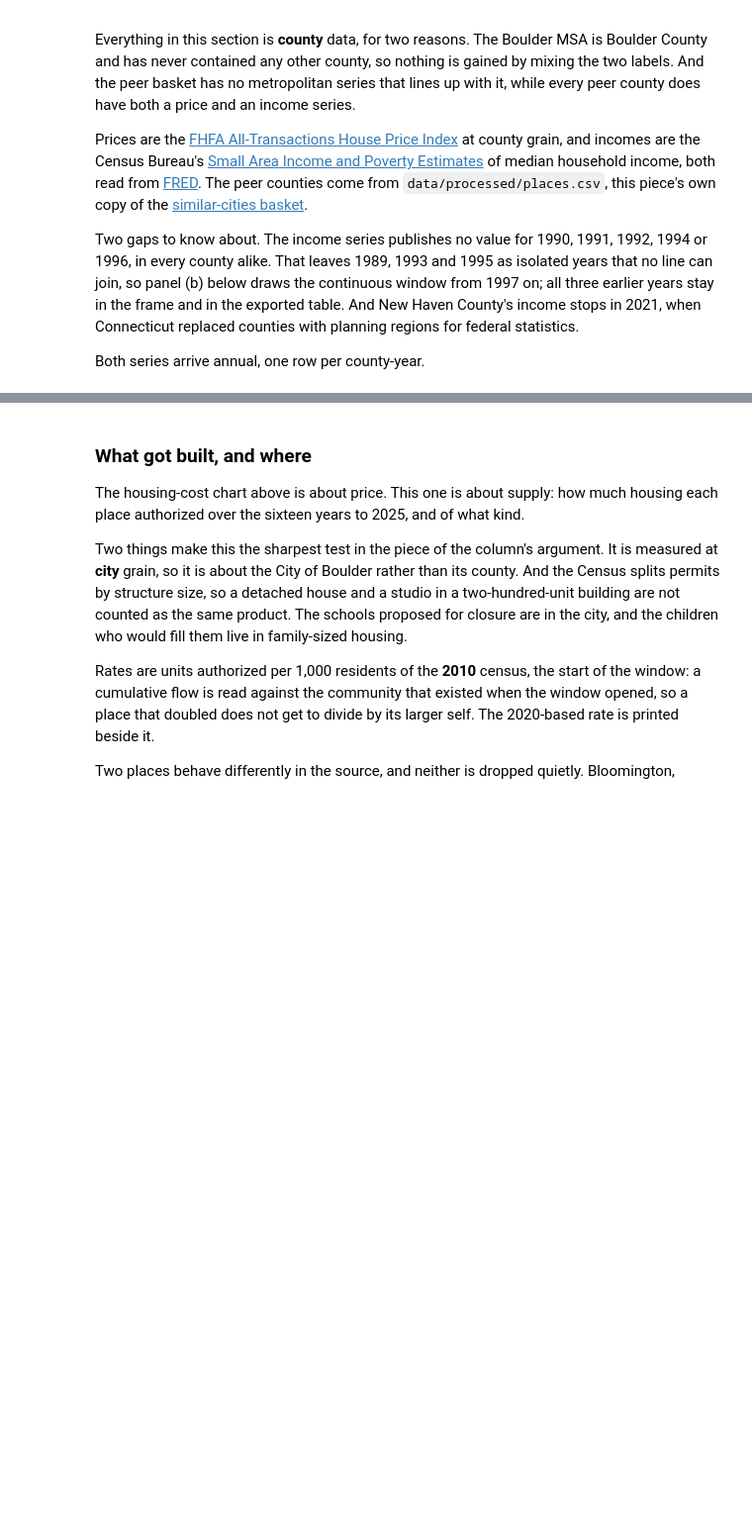
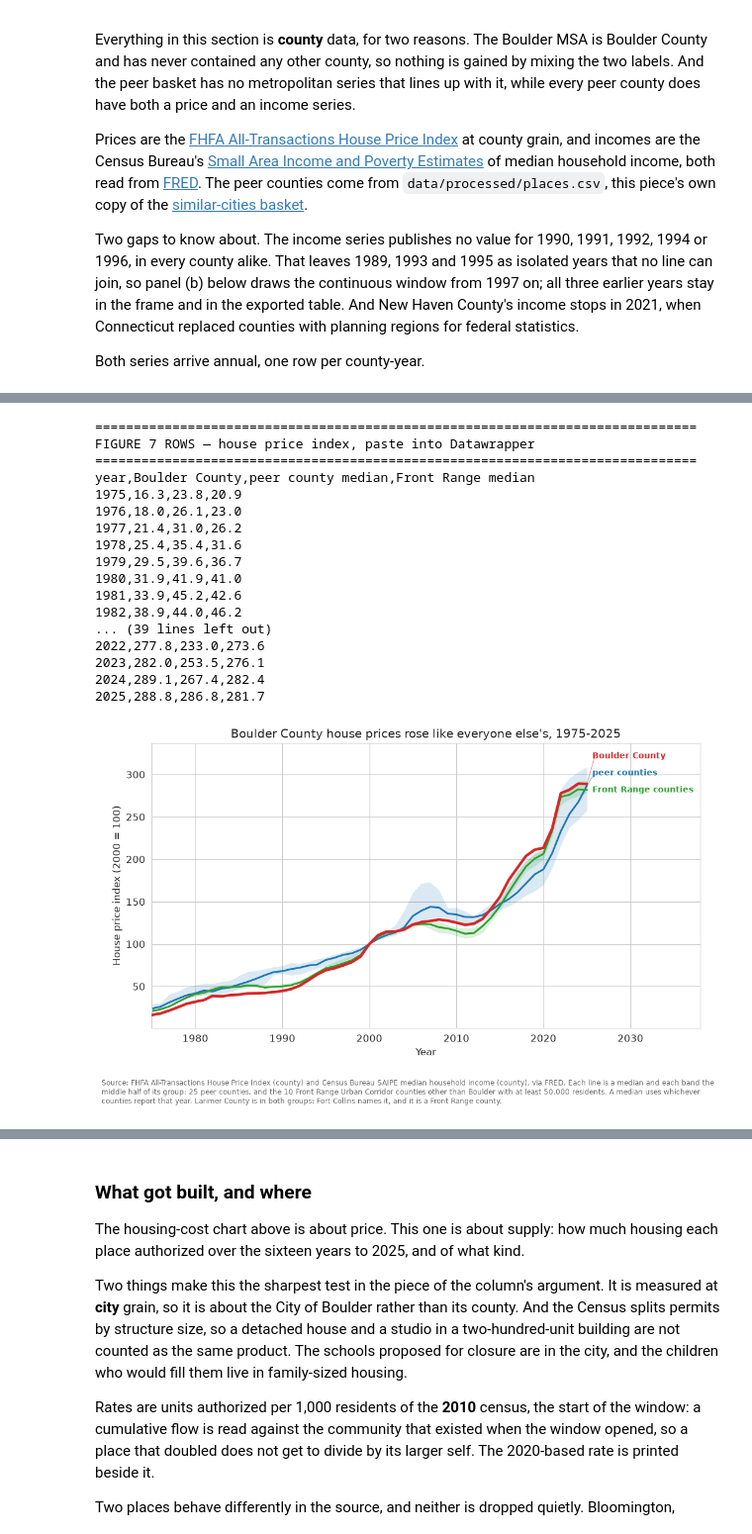
Before and after one commit to brianckeegan/charting-boulder, a Jupyter notebook: 2026-09-bvsd/bvsd-analysis.ipynb, the cells around one changed output, grey strips where cells are left out. Shown at 99% size. Saved outputs shown, nothing was run; the diff lists cells and outputs as text; code cells hidden in the pictures; blank space fills up the shorter version.

```diff
--- a/2026-09-bvsd/bvsd-analysis.ipynb
+++ b/2026-09-bvsd/bvsd-analysis.ipynb
@@ -1535 +1633,77 @@ Boulder County house prices are 17.7x their 1975 index level
+# %%
+def draw_groups(ax, boulder_s, band_d, first_year):
+    # Each group is one median line over its own 25th-to-75th band, so the spread is visible
+    # without forty overlapping county lines
+    for name, _, color in HOUSING_GROUPS:
+        band_df = band_d[name].loc[first_year:]
+        ax.fill_between(band_df.index, band_df['lo'], band_df['hi'], color=color, alpha=0.16, lw=0)
+        ax.plot(band_df.index, band_df['median'], color=color, lw=2)
+    drawn_s = boulder_s.loc[first_year:]
+    ax.plot(drawn_s.index, drawn_s, color=HP_COLOR, lw=3, zorder=5)
+
+def label_ends(ax, entries_l, x_value, min_gap):
+    # Three lines can finish within a couple of points of each other, so the labels are pushed
+    # apart to a minimum gap while keeping their order
+    placed_l, previous = [], None
+    for label, value, color in sorted(entries_l, key=lambda item: item[1]):
+        target = value if previous is None else max(value, previous + min_gap)
+        placed_l.append((label, value, target, color))
+        previous = target
+    for label, value, target, color in placed_l:
+        ax.annotate(label, (x_value, target), color=color, fontweight='bold', fontsize=9,
+                    va='center', xytext=(6, 0), textcoords='offset points', annotation_clip=False)
+        if abs(target - value) > min_gap / 4:      # a short leader where the label had to move
+            ax.plot([x_value, x_value + 0.9], [value, target], color=color, lw=0.7, alpha=0.6,
+                    clip_on=False)
+
+HOUSING_SOURCE = ('Source: FHFA All-Transactions House Price Index (county) and Census Bureau SAIPE '
+                  'median household income (county), via FRED.')
+GROUP_NOTE = (f'Each line is a median and each band the middle half of its group: '
+              f'{len(peer_counties_l)} peer counties, and the {len(front_range_housing_l)} Front '
+              f'Range Urban Corridor counties other than Boulder with at least '
+              f'{FRONT_RANGE_MIN_POP:,} residents. A median uses whichever counties report that '
+              f'year. Larimer County is in both groups: Fort Collins names it, and it is a Front '
+              f'Range county.')
+
+first_price_year, last_price_year = int(hpi_df.index.min()), int(hpi_df.index.max())
+f, ax = plt.subplots(figsize=(9.5, 5.4))
+draw_groups(ax, hpi_df[HOUSING_BOULDER], price_band_d, first_price_year)
+ax.set_ylabel(f'House price index ({INDEX_BASE} = 100)')
+ax.set_xlabel('Year')
+label_ends(ax, [('Boulder County', hpi_df.loc[last_price_year, HOUSING_BOULDER], HP_COLOR)]
+           + [(name, price_band_d[name].loc[last_price_year, 'median'], color)
+              for name, _, color in HOUSING_GROUPS], last_price_year, 20)
+ax.set_xlim(first_price_year, last_price_year + 13)
+ax.set_title(f"Boulder County house prices rose like everyone else's, "
+             f'{first_price_year}-{last_price_year}')
+f.text(0, -0.10, f'{HOUSING_SOURCE} {GROUP_NOTE}', fontsize=8, color='dimgray', wrap=True)
+plt.tight_layout()
+f.savefig(OUT / 'bvsd-fig7-house-prices.png', bbox_inches='tight')
+
+price_summary_df = pd.DataFrame(
+    {'Boulder County': hpi_df[HOUSING_BOULDER],
+     'peer county median': price_band_d['peer counties']['median'],
+     'Front Range median': price_band_d['Front Range counties']['median']})
+price_summary_df.round(1).to_csv(OUT / 'bvsd-fig7-house-prices.csv')
+print(f"\n{'=' * 78}\nFIGURE 7 ROWS — house price index, paste into Datawrapper\n{'=' * 78}")
+print(price_summary_df.round(1).to_csv().strip())
+# %% [output]
+==============================================================================
+FIGURE 7 ROWS — house price index, paste into Datawrapper
+==============================================================================
+year,Boulder County,peer county median,Front Range median
+1975,16.3,23.8,20.9
+1976,18.0,26.1,23.0
+1977,21.4,31.0,26.2
+1978,25.4,35.4,31.6
+1979,29.5,39.6,36.7
+1980,31.9,41.9,41.0
+1981,33.9,45.2,42.6
+1982,38.9,44.0,46.2
+... (39 lines left out)
+2022,277.8,233.0,273.6
+2023,282.0,253.5,276.1
+2024,289.1,267.4,282.4
+2025,288.8,286.8,281.7
+[figure, added]
 # %% [markdown]
```
Also changed, not shown: parts of 11 cells of this notebook, 16 other files.
